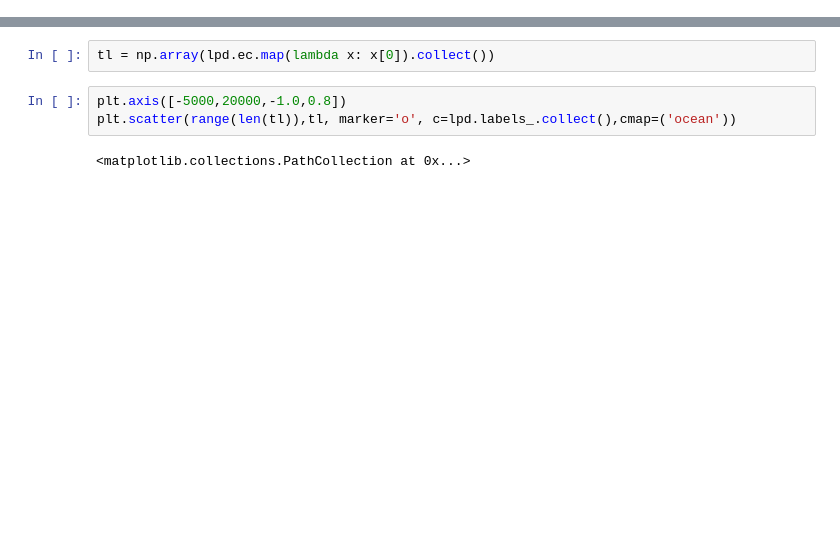
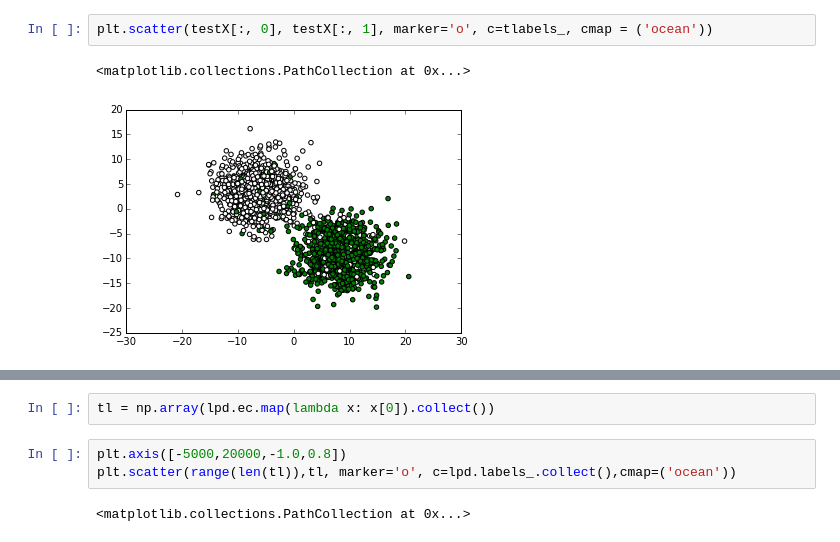
Before and after one commit to quinngroup/fergus-ssl, a Jupyter notebook: notebooks/debugFile.ipynb, the cells around one changed output, grey strips where cells are left out. Saved outputs shown, nothing was run; the diff lists cells and outputs as text; blank space fills up the shorter version.

```diff
--- a/notebooks/debugFile.ipynb
+++ b/notebooks/debugFile.ipynb
@@ -259,3 +294,8 @@ lpd.fit(dX,dy)
+# %%
+plt.scatter(testX[:, 0], testX[:, 1], marker='o', c=tlabels_, cmap = ('ocean'))
+# %% [output]
+<matplotlib.collections.PathCollection at 0x...>
+[figure, added]
 # %%
 '''print "PCAed data", rotatedData
 print "dist PCAed data", lpd.pcadata.take(10)
```
Also changed, not shown: parts of 20 cells of this notebook, 8 other files.
